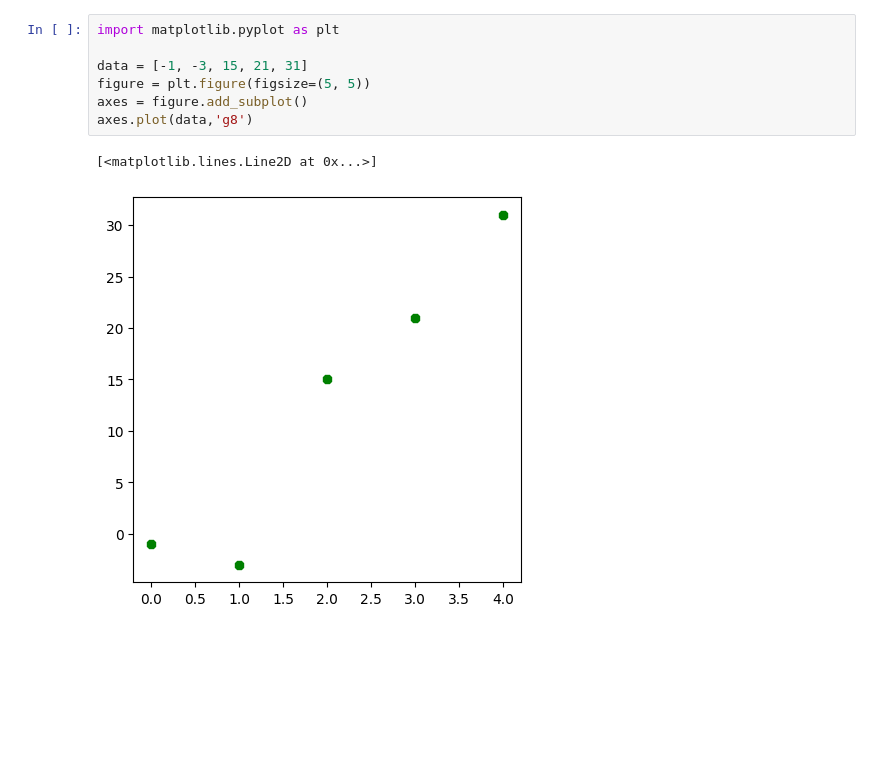
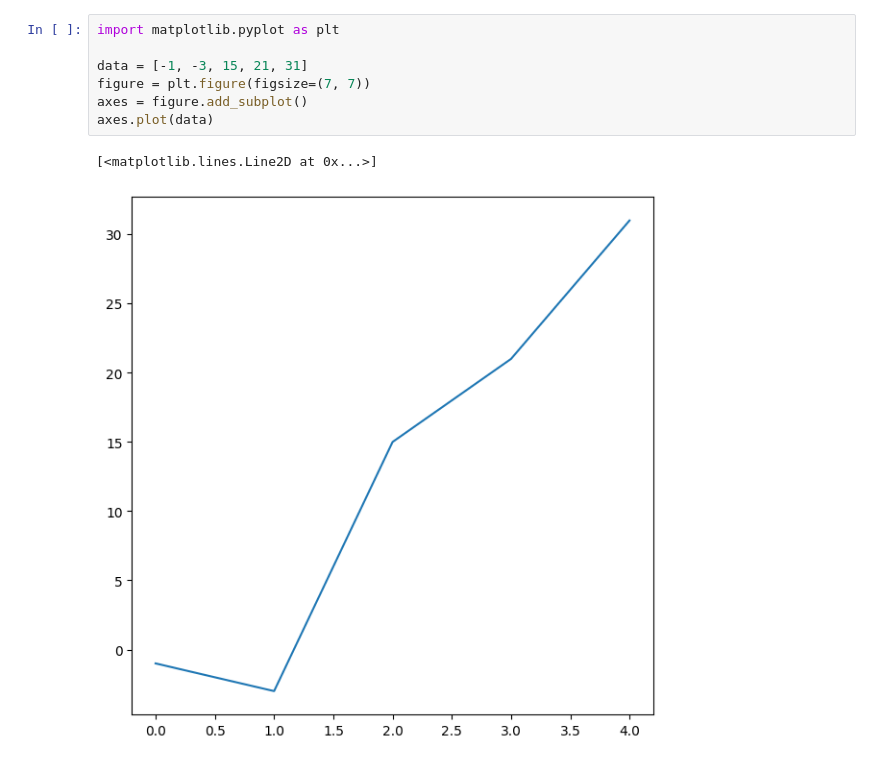
Before and after one commit to Jiarung02/Bryan_2005, a Jupyter notebook: lesson14_2.ipynb, the cells around one changed output. Drawn from its saved outputs; the diff is of its cells as text; blank space fills up the shorter version.

```diff
--- a/lesson14_2.ipynb
+++ b/lesson14_2.ipynb
@@ -40,13 +44,13 @@ plt.show()
 # %%
 import matplotlib.pyplot as plt
 
 data = [-1, -3, 15, 21, 31]
-figure = plt.figure(figsize=(5, 5))
+figure = plt.figure(figsize=(7, 7))
 axes = figure.add_subplot()
-axes.plot(data,'g8')
+axes.plot(data)
 # %% [output]
 [<matplotlib.lines.Line2D at 0x...>]
-[figure, old version]
+[figure, new version]
 # %%
 student1 = {'chinese':78, 'english':80, 'math':92, 'history':75, 'discover':85}
 student1.keys()
```
Also changed, not shown: parts of 5 cells of this notebook, 2 other files.
